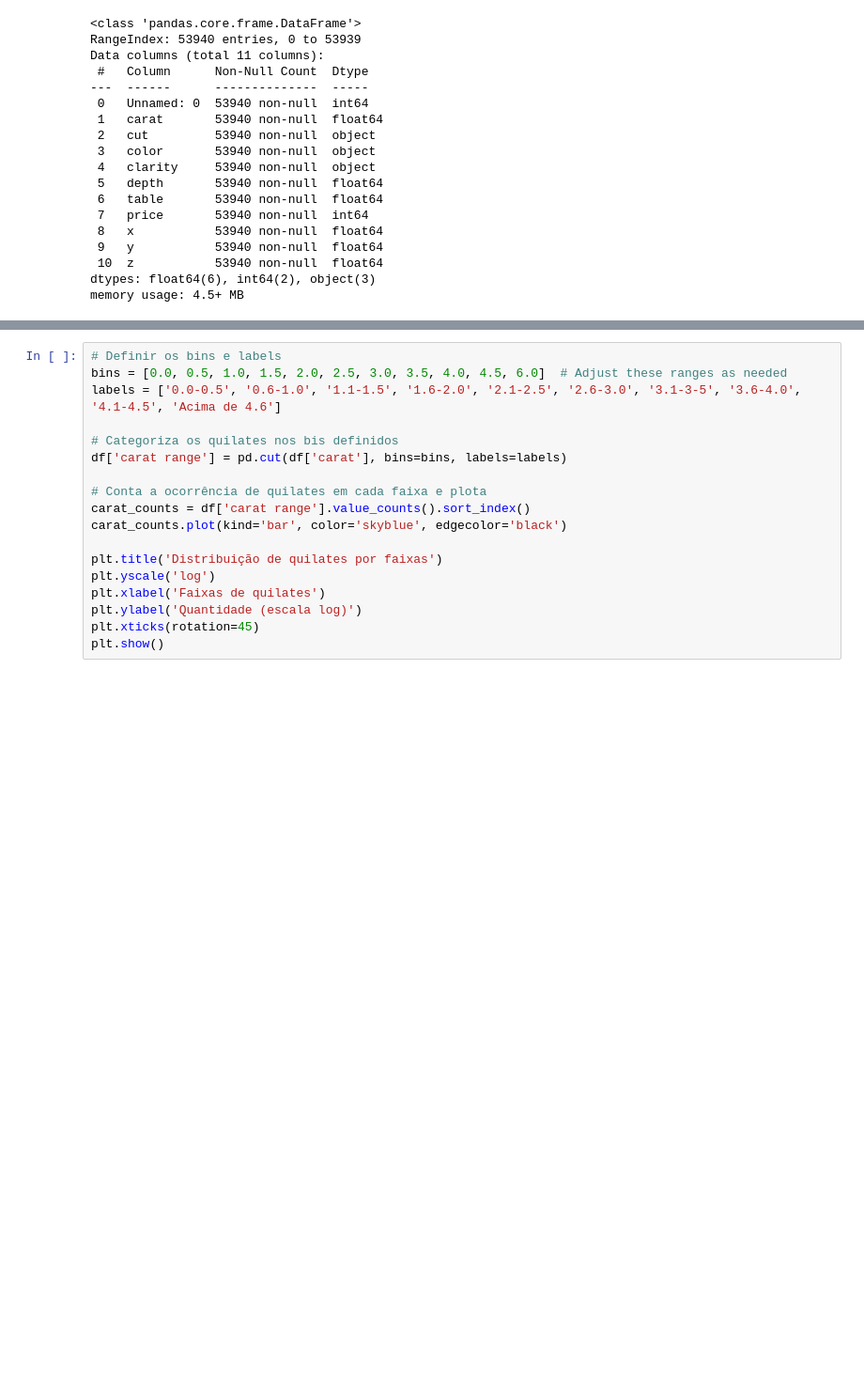
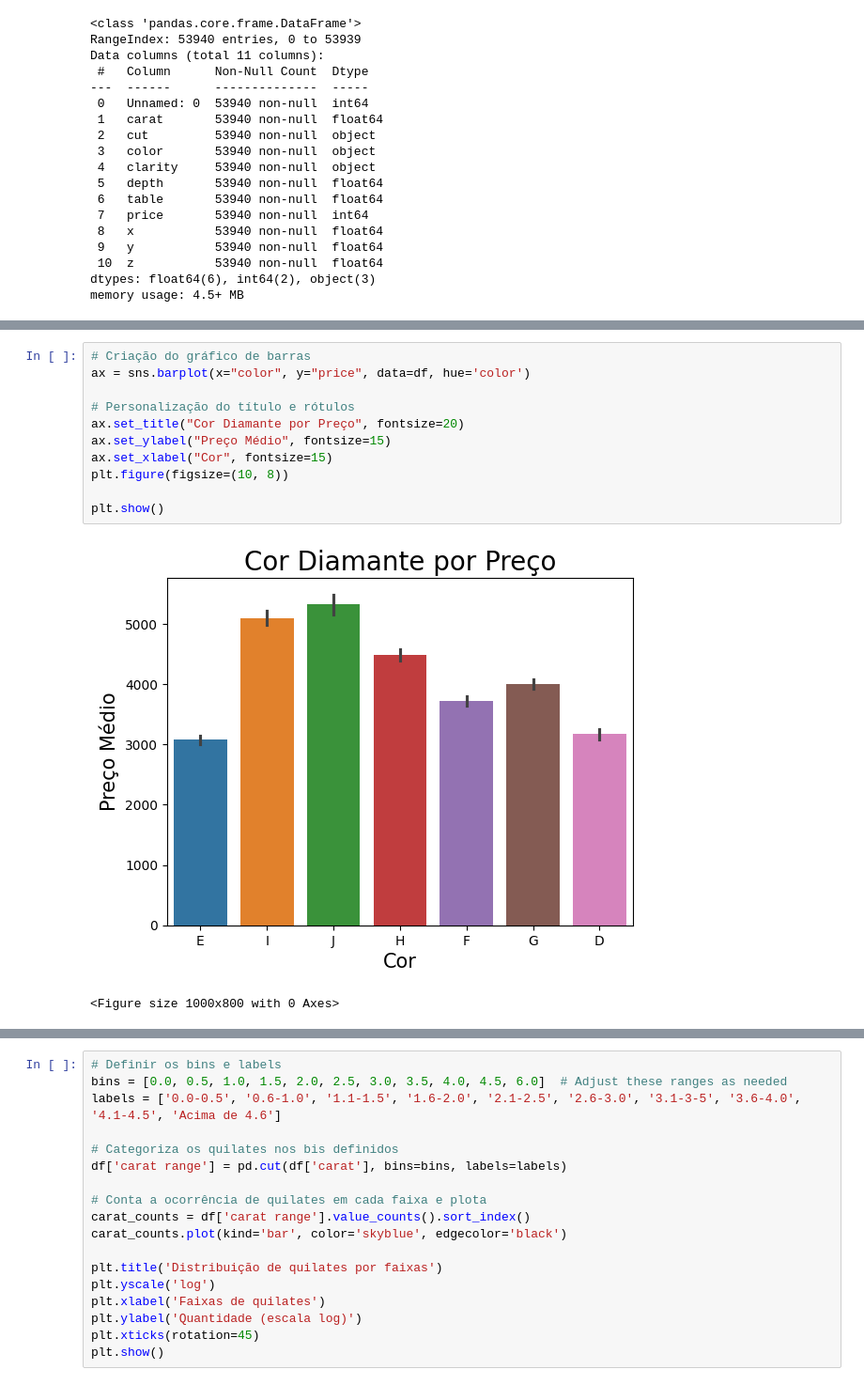
Before and after one commit to Turma1174/projetoML2, a Jupyter notebook: projeto.ipynb, the cells around one changed output, grey strips where cells are left out. Shown: that part at 94% size. Cells and saved outputs as stored; diff of their text form; blank space fills up the shorter version.

```diff
--- a/projeto.ipynb
+++ b/projeto.ipynb
@@ -72,0 +102,14 @@ memory usage: 4.5+ MB
+# %%
+# Criação do gráfico de barras
+ax = sns.barplot(x="color", y="price", data=df, hue='color')
+
+# Personalização do título e rótulos
+ax.set_title("Cor Diamante por Preço", fontsize=20)
+ax.set_ylabel("Preço Médio", fontsize=15)
+ax.set_xlabel("Cor", fontsize=15)
+plt.figure(figsize=(10, 8))
+
+plt.show()
+# %% [output]
+[figure, added]
+<Figure size 1000x800 with 0 Axes>
```
Also changed, not shown: parts of 13 cells of this notebook.
